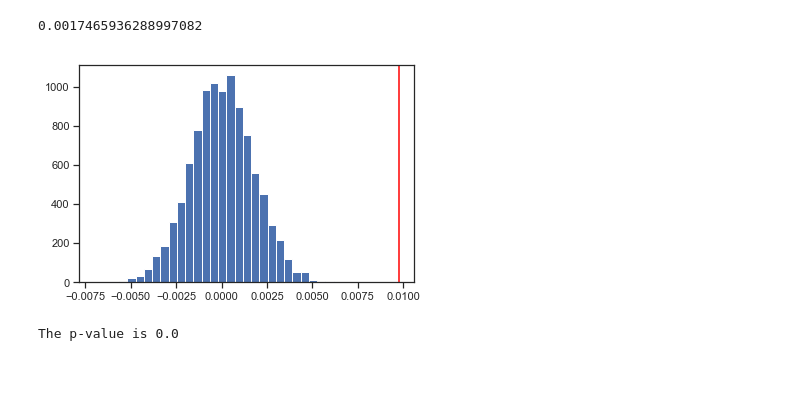
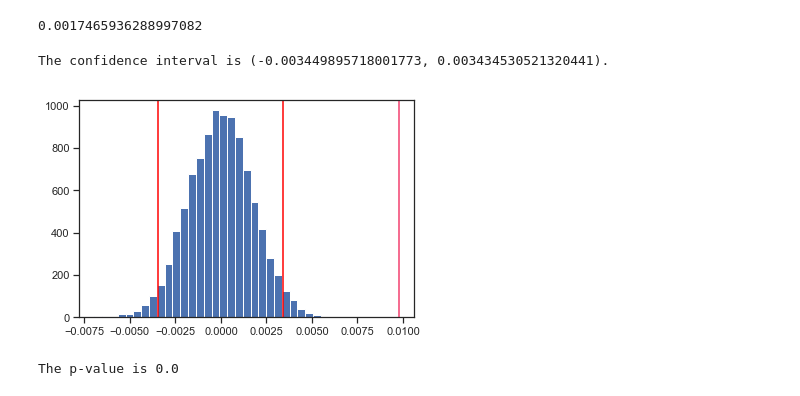
Before and after one commit to stuartxu2/OKCupid_matching, a Jupyter notebook: OKCupid_EDA.ipynb, the cells around one changed output. Cells and saved outputs as stored; diff of their text form; code cells hidden in the pictures.

```diff
--- a/OKCupid_EDA.ipynb
+++ b/OKCupid_EDA.ipynb
@@ -745,10 +752,10 @@ obs_diff
 # %% [output]
 0.009766816180329659
 # %%
-means = []
+diffs = []
 for _ in range(10000):
     bootsample = df_t.sample(df_t.shape[0], replace = True)
     bootsamp_m = bootsample.query('smokes == "yes" & sex == "m"').shape[0] / bootsample.query('sex == "m"').shape[0]
     bootsamp_f = bootsample.query('smokes == "yes" & sex == "f"').shape[0] / bootsample.query('sex == "f"').shape[0]
-    means.append(bootsamp_m - bootsamp_f)
+    diffs.append(bootsamp_m - bootsamp_f)
 # %%
@@ -760,10 +767,15 @@ np.std(means)
 # %% [output]
 0.0017465936288997082
 # %%
-null_vals = np.random.normal(0, np.std(means), 10000)
+null_vals = np.random.normal(0, np.std(diffs), 10000)
+print('The confidence interval is {}.'.format((np.percentile(null_vals, 2.5), np.percentile(null_vals, 97.5))))
+# %% [output]
+The confidence interval is (-0.003449895718001773, 0.003434530521320441).
 # %%
 plt.hist(null_vals, bins = 30)
-plt.axvline(x=obs_diff, color = 'red');
+plt.axvline(x=np.percentile(null_vals, 2.5), color = 'red')
+plt.axvline(x=np.percentile(null_vals, 97.5), color = 'red')
+plt.axvline(x=obs_diff, color = '#F23D6D');
 # %% [output]
-[figure, old version]
+[figure, new version]
 # %%
```
Also changed, not shown: parts of 10 cells of this notebook.
